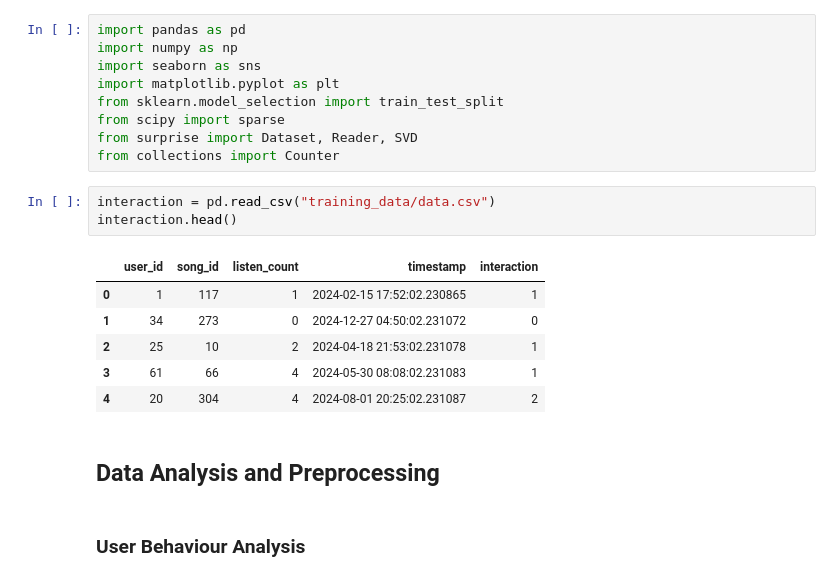
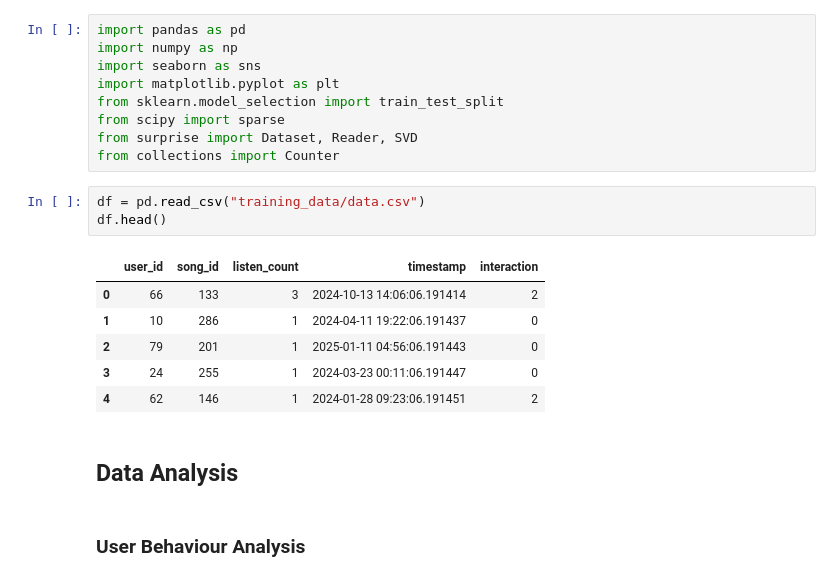
Before and after one commit to bakuyy/chime-rec-engine, a Jupyter notebook: chime-rec-engine.ipynb, the cells around one changed output. Drawn from its saved outputs; the diff is of its cells as text.

```diff
--- a/chime-rec-engine.ipynb
+++ b/chime-rec-engine.ipynb
@@ -10,17 +10,17 @@ from scipy import sparse
 from surprise import Dataset, Reader, SVD
 from collections import Counter
 # %%
-interaction = pd.read_csv("training_data/data.csv")
-interaction.head()
+df = pd.read_csv("training_data/data.csv")
+df.head()
 # %% [output]
 |  | user_id | song_id | listen_count | timestamp | interaction |
-| 0 | 1 | 117 | 1 | 2024-02-15 17:52:02.230865 | 1 |
-| 1 | 34 | 273 | 0 | 2024-12-27 04:50:02.231072 | 0 |
-| 2 | 25 | 10 | 2 | 2024-04-18 21:53:02.231078 | 1 |
-| 3 | 61 | 66 | 4 | 2024-05-30 08:08:02.231083 | 1 |
-| 4 | 20 | 304 | 4 | 2024-08-01 20:25:02.231087 | 2 |
+| 0 | 66 | 133 | 3 | 2024-10-13 14:06:06.191414 | 2 |
+| 1 | 10 | 286 | 1 | 2024-04-11 19:22:06.191437 | 0 |
+| 2 | 79 | 201 | 1 | 2025-01-11 04:56:06.191443 | 0 |
+| 3 | 24 | 255 | 1 | 2024-03-23 00:11:06.191447 | 0 |
+| 4 | 62 | 146 | 1 | 2024-01-28 09:23:06.191451 | 2 |
 # %% [markdown]
-## Data Analysis and Preprocessing
+## Data Analysis
 # %% [markdown]
 ### User Behaviour Analysis
 # %%
```
Also changed, not shown: parts of 8 cells of this notebook, 2 other files.
